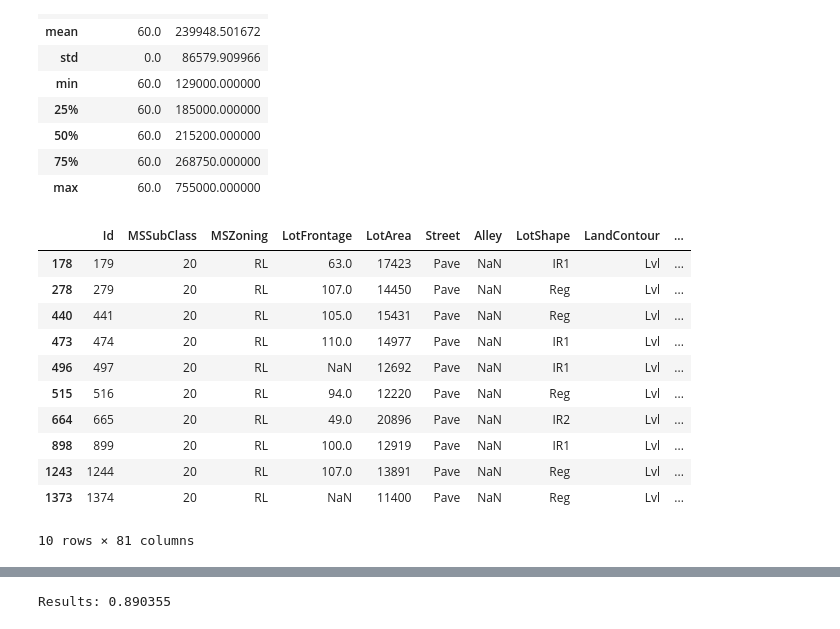
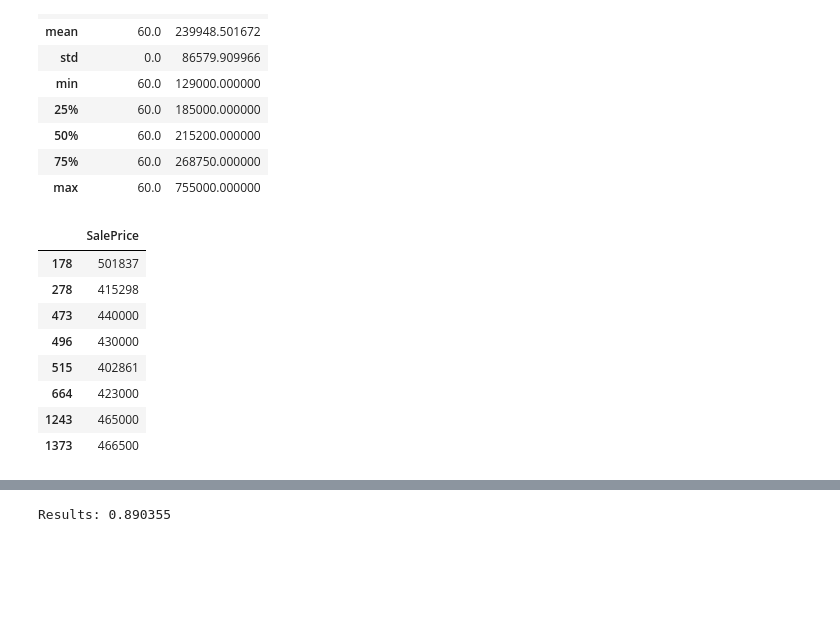
Before and after one commit to luigi-0/House-Prices, a Jupyter notebook: parameter_tuning/gbr_grid.ipynb, the cells around one changed output, grey strips where cells are left out. Saved outputs shown, nothing was run; the diff lists cells and outputs as text; code cells hidden in the pictures; blank space fills up the shorter version.

```diff
--- a/parameter_tuning/gbr_grid.ipynb
+++ b/parameter_tuning/gbr_grid.ipynb
@@ -18,7 +18,9 @@ house_test = pd.read_csv("test.csv")
 
 
 # Store the label for the training set.
-house_labels = house_source_data['SalePrice'].copy()
+house_labels = house_source_data['SalePrice'].copy().drop([691, 1182, 1169, 803, 897, 898, 185, 495, 968,
+                                                      705, 642, 769, 798, 1046, 440, 190, 608, 1268,
+                                                      1353, 426, 1423])
 
 # A function to calculate Root Mean Squared Logarithmic Error (RMSLE).
 from sklearn.metrics import mean_squared_log_error
@@ -193,6 +195,9 @@ def generator(dataframe):
     new_dataframe['total_sqft'] = (new_dataframe['2ndFlrSF'] + new_dataframe['TotalBsmtSF'] +
                                    new_dataframe['1stFlrSF'] + new_dataframe['GarageArea'])
 
+    new_dataframe['total_house_sqft'] = (new_dataframe['2ndFlrSF'] + new_dataframe['TotalBsmtSF'] +
+                                   new_dataframe['1stFlrSF'])
+
     #new_dataframe['total_sqft_sqrd'] = new_dataframe['total_sqft']**2
 
     #new_dataframe['total_sqft_cubed'] = new_dataframe['total_sqft']**3
@@ -310,7 +315,9 @@ def data_staging(data_in):
     data_in_cleaned = mapper(data_in_cleaned, utilities_rating_feature, utilities_ordinal_ratings)
 
     # Generate new features.
-    data_in_cleaned = generator(data_in_cleaned)
+    data_in_cleaned = generator(data_in_cleaned).drop([691, 1182, 1169, 803, 897, 898, 185, 495, 968,
+                                                      705, 642, 769, 798, 1046, 440, 190, 608, 1268,
+                                                      1353, 426, 1423])
 
     return data_in_cleaned
 
@@ -468,17 +414,14 @@ house_source_data[['MSSubClass', 'SalePrice']].loc[house_source_data['MSSubClass
 | 75% | 60.0 | 268750.000000 |
 | max | 60.0 | 755000.000000 |
 # %%
-house_source_data.loc[(house_source_data['MSSubClass'] == 20) & (house_source_data['SalePrice'] > 400000)]
+house_train_staging[['SalePrice']].loc[(house_train_staging['MSSubClass'] == 20) & (house_train_staging['SalePrice'] > 400000)]
 # %% [output]
-|  | Id | MSSubClass | MSZoning | LotFrontage | LotArea | Street | Alley | LotShape | LandContour | ... |
-| 178 | 179 | 20 | RL | 63.0 | 17423 | Pave | NaN | IR1 | Lvl | ... |
-| 278 | 279 | 20 | RL | 107.0 | 14450 | Pave | NaN | Reg | Lvl | ... |
-| 440 | 441 | 20 | RL | 105.0 | 15431 | Pave | NaN | Reg | Lvl | ... |
-| 473 | 474 | 20 | RL | 110.0 | 14977 | Pave | NaN | IR1 | Lvl | ... |
-| 496 | 497 | 20 | RL | NaN | 12692 | Pave | NaN | IR1 | Lvl | ... |
-| 515 | 516 | 20 | RL | 94.0 | 12220 | Pave | NaN | Reg | Lvl | ... |
-| 664 | 665 | 20 | RL | 49.0 | 20896 | Pave | NaN | IR2 | Lvl | ... |
-| 898 | 899 | 20 | RL | 100.0 | 12919 | Pave | NaN | IR1 | Lvl | ... |
-| 1243 | 1244 | 20 | RL | 107.0 | 13891 | Pave | NaN | Reg | Lvl | ... |
-| 1373 | 1374 | 20 | RL | NaN | 11400 | Pave | NaN | Reg | Lvl | ... |
+|  | SalePrice |
+| 178 | 501837 |
+| 278 | 415298 |
+| 473 | 440000 |
+| 496 | 430000 |
+| 515 | 402861 |
+| 664 | 423000 |
+| 1243 | 465000 |
+| 1373 | 466500 |
-10 rows × 81 columns
```
Also changed, not shown: parts of 27 cells of this notebook.
